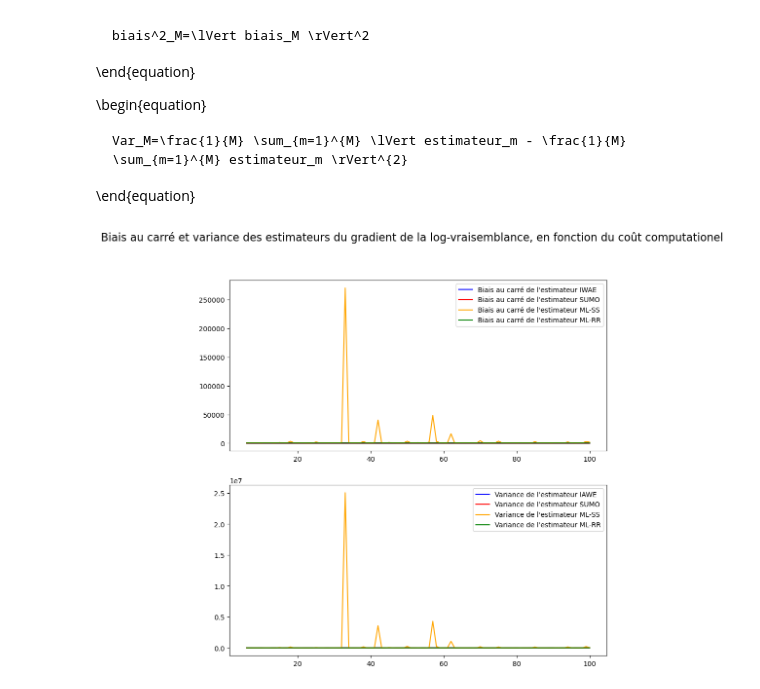
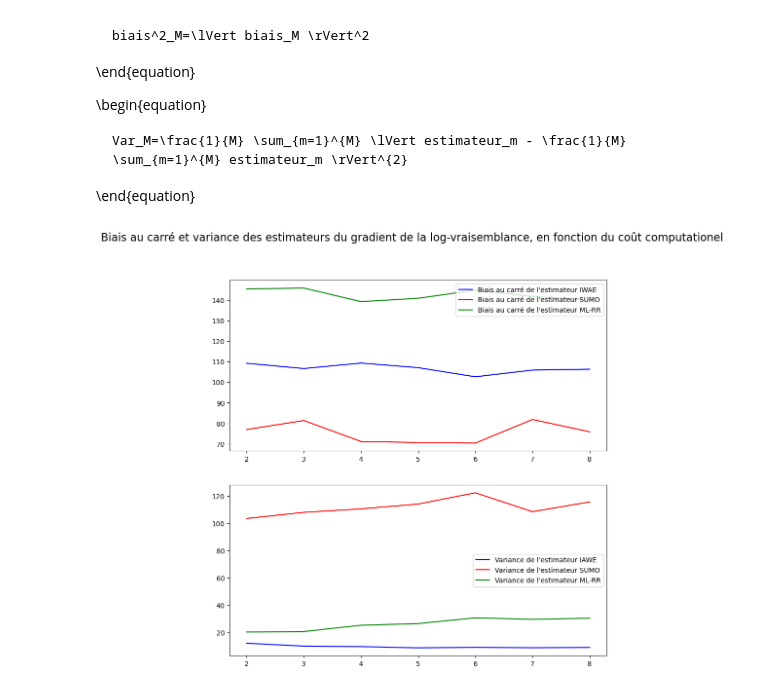
Before and after one commit to yanisrem/Simulation_and_Monte_Carlo_methods_project, a Jupyter notebook: main.ipynb, the cells around one changed output. Drawn from its saved outputs; the diff is of its cells as text; code cells hidden in the pictures.

Commit message:
tentative gradient

```diff
--- a/main.ipynb
+++ b/main.ipynb
@@ -90,7 +90,7 @@ def procedure_MC_logvraisemblance(M, x, theta, A, b, K_max=384):
     var_SS_M={}
     var_RR_M={}
 
-    l=6
+    l=2
     while l<=K_max:
         m=1
         estimations_IWAE_M_l=np.array([])
@@ -138,8 +138,8 @@ def procedure_MC_logvraisemblance(M, x, theta, A, b, K_max=384):
 # %%
 np.random.seed(123)
 
-biais_IWAE_M, biais_SUMO_M, biais_SS_M, biais_RR_M, var_IWAE_M, var_SUMO_M, var_SS_M, var_RR_M = procedure_MC_logvraisemblance(M=100,
-                                                                                                                               K_max=100,
+biais_IWAE_M, biais_SUMO_M, biais_SS_M, biais_RR_M, var_IWAE_M, var_SUMO_M, var_SS_M, var_RR_M = procedure_MC_logvraisemblance(M=1000,
+                                                                                                                               K_max=8,
                                                                                                                                x=x,
                                                                                                                                theta=theta,
                                                                                                                                A=A,
@@ -246,7 +246,7 @@ def procedure_MC_gradientlogvraisemblance(M, x, theta, A, b, K_max=384):
     var_SS_M={}
     var_RR_M={}
 
-    l=6
+    l=2
     while l<=K_max:
         m=1
         estimations_IWAE_M_l=np.array([])
@@ -306,7 +306,7 @@ def procedure_MC_gradientlogvraisemblance(M, x, theta, A, b, K_max=384):
 np.random.seed(123)
 
 biais_IWAE_M_gradient, biais_SUMO_M_gradient, biais_SS_M_gradient, biais_RR_M_gradient, var_IWAE_M_gradient, var_SUMO_M_gradient, var_SS_M_gradient, var_RR_M_gradient = procedure_MC_gradientlogvraisemblance(M=100,
-                                                                                                                                                                                                        K_max=100,
+                                                                                                                                                                                                        K_max=8,
                                                                                                                                                                                                         x=x,
                                                                                                                                                                                                         theta=theta,
                                                                                                                                                                                                         A=A,
@@ -324,33 +324,33 @@ sorted_var_RR_M_gradient = sorted(var_RR_M_gradient.items())
 
 l, biais_IAWE_gradient = zip(*sorted_biais_IWAE_M_gradient)
 l, biais_SUMO_gradient = zip(*sorted_biais_SUMO_M_gradient)
 l, biais_SS_gradient = zip(*sorted_biais_SS_M_gradient)
 l, biais_RR_gradient = zip(*sorted_biais_RR_M_gradient)
 
 l, var_IAWE_gradient = zip(*sorted_var_IWAE_M_gradient)
 l, var_SUMO_gradient = zip(*sorted_var_SUMO_M_gradient)
 l, var_SS_gradient = zip(*sorted_var_SS_M_gradient)
 l, var_RR_gradient = zip(*sorted_var_RR_M_gradient)
 
 fig, axs = plt.subplots(2,1, figsize=(10, 10))
 
 axs[0].plot(l, biais_IAWE_gradient, 'b', label="Biais au carré de l'estimateur IWAE", color="blue")
 axs[0].plot(l, biais_SUMO_gradient, 'b', label="Biais au carré de l'estimateur SUMO", color="red")
-axs[0].plot(l, biais_SS_gradient, 'b', label="Biais au carré de l'estimateur ML-SS", color="orange")
+#axs[0].plot(l, biais_SS_gradient, 'b', label="Biais au carré de l'estimateur ML-SS", color="orange")
 axs[0].plot(l, biais_RR_gradient, 'b', label="Biais au carré de l'estimateur ML-RR", color="green")
 
 axs[0].legend()
 
 fig.suptitle('Biais au carré et variance des estimateurs du gradient de la log-vraisemblance, en fonction du coût computationel', fontsize=16)
 
 axs[1].plot(l, var_IAWE_gradient, 'b', label="Variance de l'estimateur IAWE", color="blue")
 axs[1].plot(l, var_SUMO_gradient, 'b', label="Variance de l'estimateur SUMO", color="red")
-axs[1].plot(l, var_SS_gradient, 'b', label="Variance de l'estimateur ML-SS", color="orange")
+#axs[1].plot(l, var_SS_gradient, 'b', label="Variance de l'estimateur ML-SS", color="orange")
 axs[1].plot(l, var_RR_gradient, 'b', label="Variance de l'estimateur ML-RR", color="green")
 
 
 axs[1].legend()
 
 plt.show()
 # %% [output]
-[figure, old version]
+[figure, new version]
```
Also changed, not shown: parts of 1 cell of this notebook, 1 other file.
